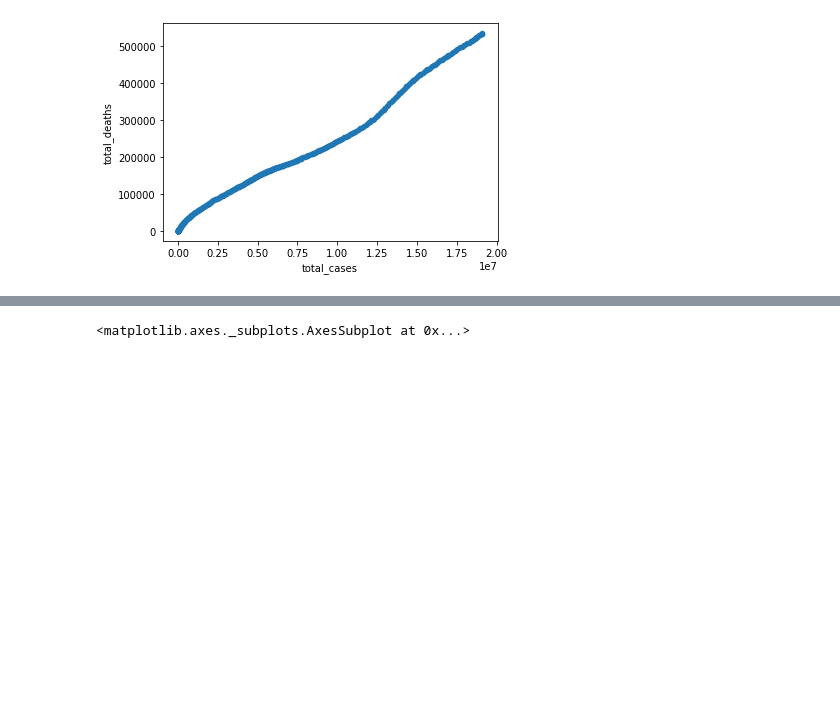
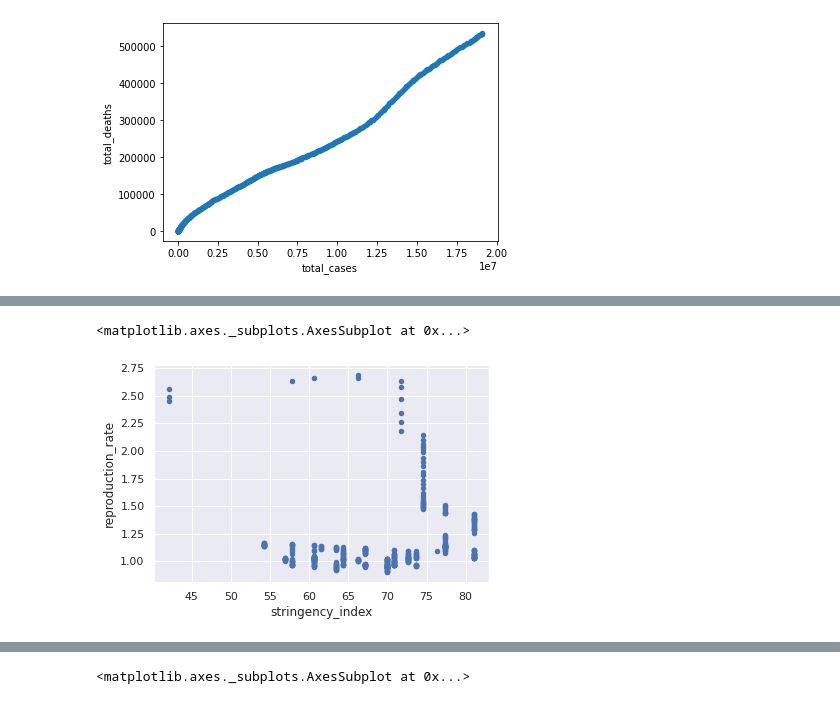
Before and after one commit to lluk4z/IF697-CienciaDeDados, a Jupyter notebook: Projeto01.ipynb, the cells around one changed output, grey strips where cells are left out. Saved outputs shown, nothing was run; the diff lists cells and outputs as text; code cells hidden in the pictures; blank space fills up the shorter version.

```diff
--- a/Projeto01.ipynb
+++ b/Projeto01.ipynb
@@ -444,0 +446,3 @@ df[df.location=='Brazil'].plot.scatter(x='total_cases',y='total_deaths')
+# %%
+df[df.location=='Brazil'].plot.scatter(x='stringency_index',y='reproduction_rate')
+# %% [output]
@@ -444,0 +450,2 @@ df[df.location=='Brazil'].plot.scatter(x='total_cases',y='total_deaths')
+<matplotlib.axes._subplots.AxesSubplot at 0x...>
+[figure, added]
```
Also changed, not shown: parts of 76 cells of this notebook.
